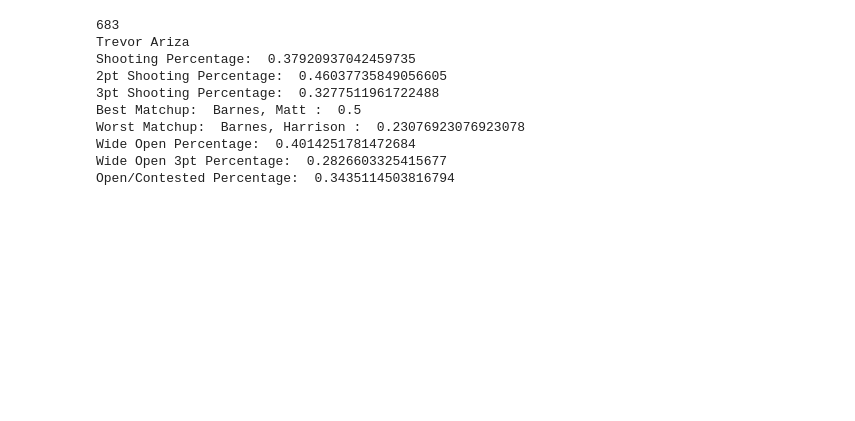
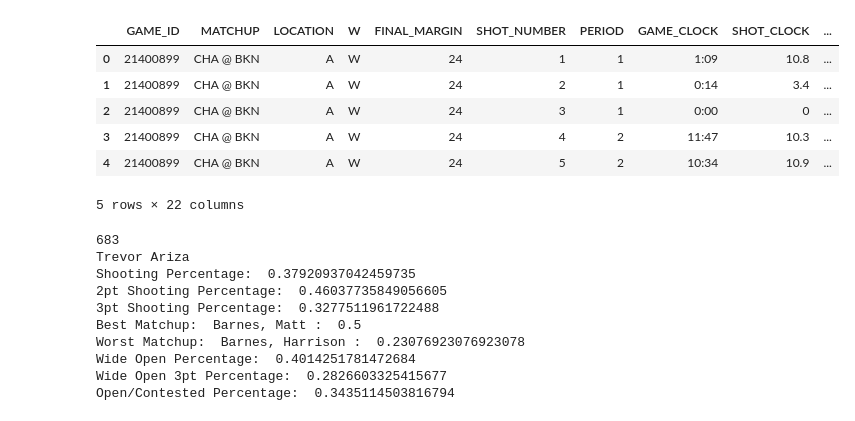
Before and after one commit to elee7587/NBA-shotlog, a Jupyter notebook: shot-log.ipynb, the cells around one changed output. Saved outputs shown, nothing was run; the diff lists cells and outputs as text; code cells hidden in the pictures; blank space fills up the shorter version.

Commit message:
correct null shot_clock

```diff
--- a/shot-log.ipynb
+++ b/shot-log.ipynb
@@ -13,3 +13,5 @@ dtype_dict ={'GAME_ID': int, 'MATCHUP': str, 'LOCATION': str, 'W': str, 'FINAL_M
                          'SHOT_RESULT': str, 'CLOSEST_DEFENDER': str, 'CLOSEST_DEFENDER_PLAYER_ID': int,
                          'CLOSE_DEF_DIST': float, 'FGM': int, 'PTS': int, 'player_name': str, 'player_id': int}
 df = pd.read_csv(file_path, sep=",", dtype=dtype_dict)
+names_df = df['CLOSEST_DEFENDER']
+print(names_df)
@@ -62,3 +54,16 @@ memory usage: 21.5+ MB
+# %%
+#df.info()
+names_df.sample(n=10, axis=0)
+df_filled = df.fillna(0)
+df_filled.head()
+# %% [output]
+|  | GAME_ID | MATCHUP | LOCATION | W | FINAL_MARGIN | SHOT_NUMBER | PERIOD | GAME_CLOCK | SHOT_CLOCK | ... |
+| 0 | 21400899 | CHA @ BKN | A | W | 24 | 1 | 1 | 1:09 | 10.8 | ... |
+| 1 | 21400899 | CHA @ BKN | A | W | 24 | 2 | 1 | 0:14 | 3.4 | ... |
+| 2 | 21400899 | CHA @ BKN | A | W | 24 | 3 | 1 | 0:00 | 0 | ... |
+| 3 | 21400899 | CHA @ BKN | A | W | 24 | 4 | 2 | 11:47 | 10.3 | ... |
+| 4 | 21400899 | CHA @ BKN | A | W | 24 | 5 | 2 | 10:34 | 10.9 | ... |
+5 rows × 22 columns
 # %%
 #input player name
 def player_input():
```
Also changed, not shown: parts of 8 cells of this notebook.
